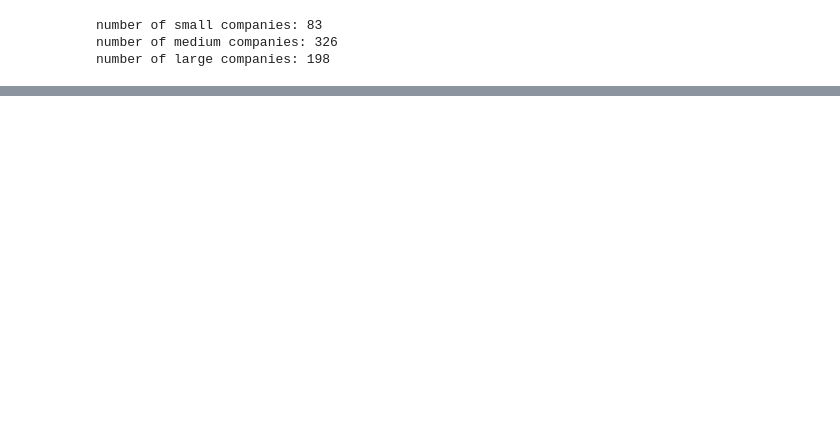
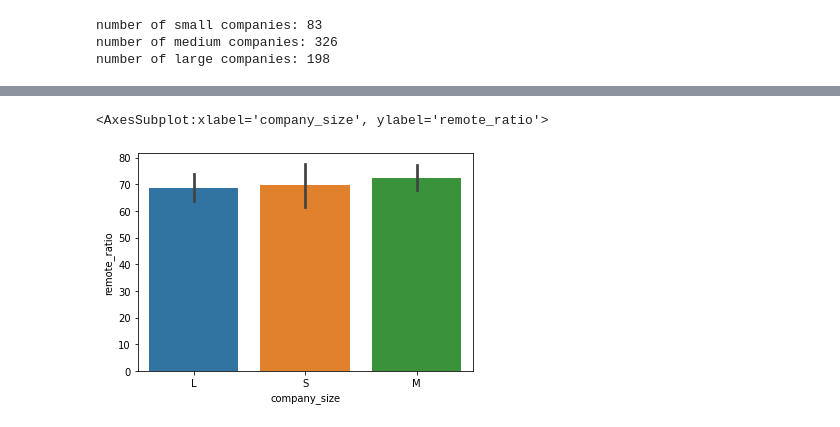
Before and after one commit to vic-lai/HtH_Build_Summer_2022, a Jupyter notebook: Finding-an-Interesting-Dataset-viclai/DS_Careers.ipynb, the cells around one changed output, grey strips where cells are left out. Drawn from its saved outputs; the diff is of its cells as text; code cells hidden in the pictures; blank space fills up the shorter version.

```diff
--- a/Finding-an-Interesting-Dataset-viclai/DS_Careers.ipynb
+++ b/Finding-an-Interesting-Dataset-viclai/DS_Careers.ipynb
@@ -94,0 +106,7 @@ number of large companies: 198
+# %%
+# 8 | How does company size affect the remote ratio?
+
+sns.barplot(x = ds_salary_data['company_size'], y = ds_salary_data['remote_ratio'])
+# %% [output]
+<AxesSubplot:xlabel='company_size', ylabel='remote_ratio'>
+[figure, added]
```
Also changed, not shown: parts of 4 cells of this notebook, 1 other file.
